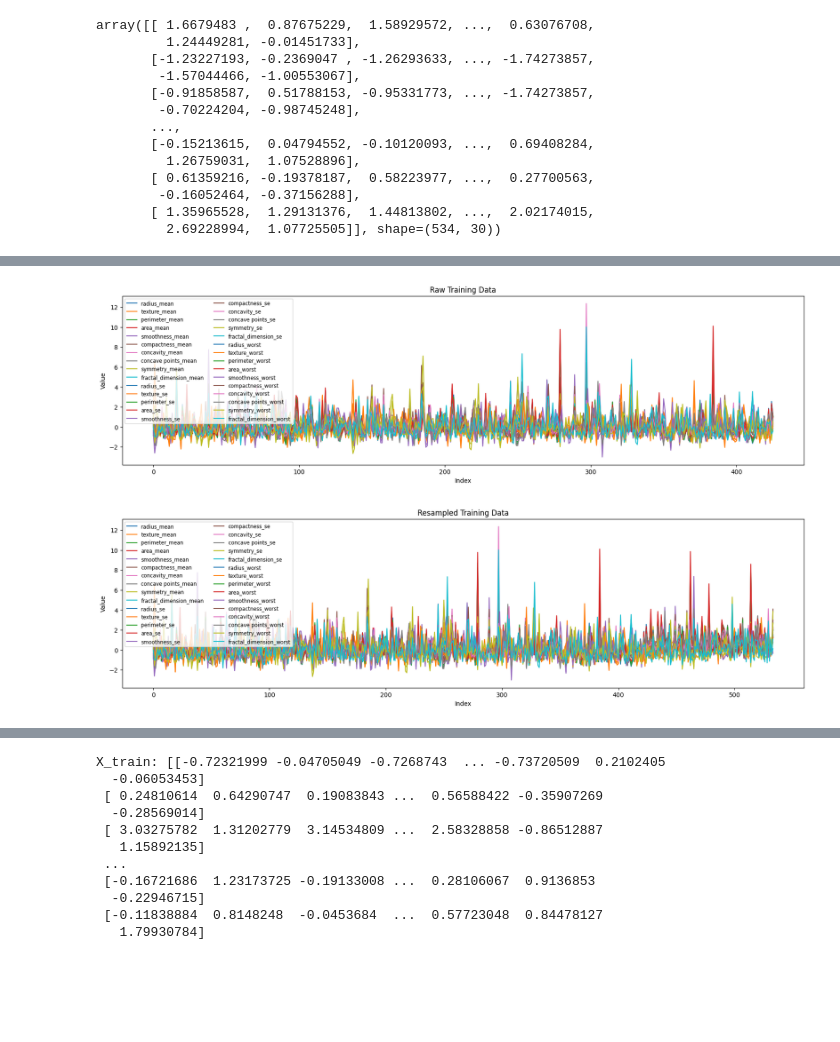
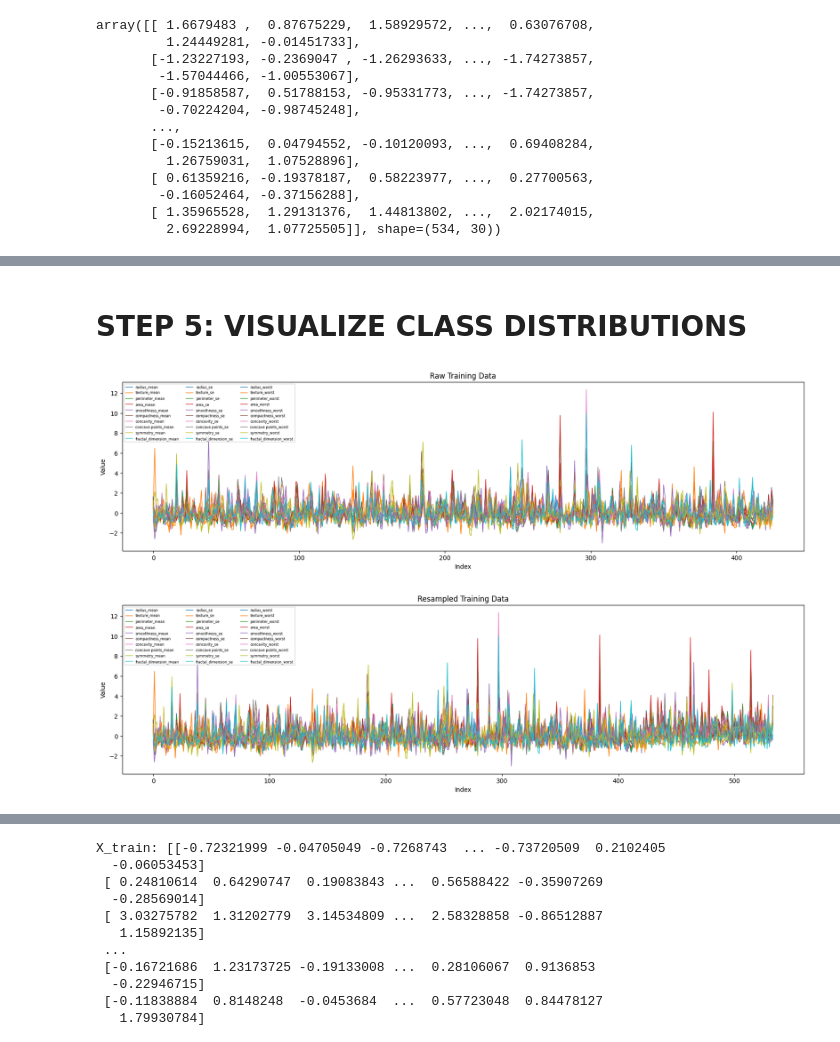
Before and after one commit to TylerJaafari-RIT/csci-635_assignment-2, a Jupyter notebook: Assignment_2_Tyler_Jaafari_CSCI_635.ipynb, the cells around one changed output, grey strips where cells are left out. Drawn from its saved outputs; the diff is of its cells as text; code cells hidden in the pictures; blank space fills up the shorter version.

```diff
--- a/Assignment_2_Tyler_Jaafari_CSCI_635.ipynb
+++ b/Assignment_2_Tyler_Jaafari_CSCI_635.ipynb
@@ -133,25 +129,28 @@ array([[ 1.6679483 ,  0.87675229,  1.58929572, ...,  0.63076708,
+# %% [markdown]
+# STEP 5: VISUALIZE CLASS DISTRIBUTIONS
 # %%
-##################################################
-###### STEP 5: VISUALIZE CLASS DISTRIBUTIONS #####
-##################################################
-
 plt.figure(figsize=(20, 5))
 plt.title("Raw Training Data")
 for i in range(X_train.shape[1]):
-    plt.plot(X_train[:, i], label=features[i])
-plt.legend(loc="best", fontsize="small", ncol=2)
+    plt.plot(X_train[:, i], label=features[i], linewidth=1)
+plt.legend(loc="best", fontsize="xx-small", ncol=3)
 plt.xlabel("Index")
 plt.ylabel("Value")
 plt.show()
 
+# plt.figure(figsize=(4, 4))
+# plt.title("Raw Training Data (Y)")
+# plt.bar(x=["M", "B"], height=y_train.shape[0], data=y_train)
+# plt.show()
+
 plt.figure(figsize=(20, 5))
 plt.title("Resampled Training Data")
 for i in range(X_resampled.shape[1]):
-    plt.plot(X_resampled[:, i], label=features[i])
-plt.legend(loc="best", fontsize="small", ncol=2)
+    plt.plot(X_resampled[:, i], label=features[i], linewidth=1)
+plt.legend(loc="best", fontsize="xx-small", ncol=3)
 plt.xlabel("Index")
 plt.ylabel("Value")
 plt.show()
 # %% [output]
-[figure, old version]
+[figure, new version]
-[figure, old version]
+[figure, new version]
```
Also changed, not shown: parts of 25 cells of this notebook.
